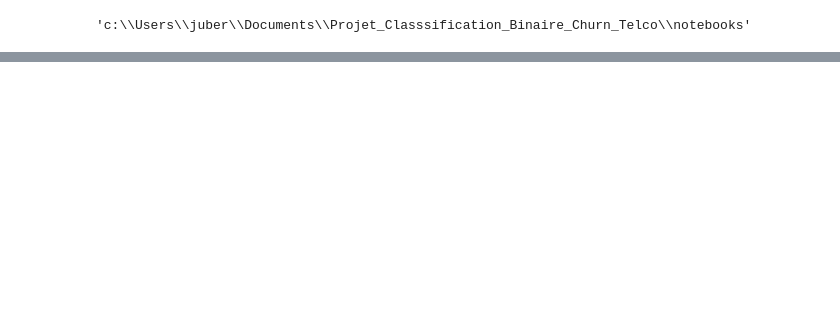
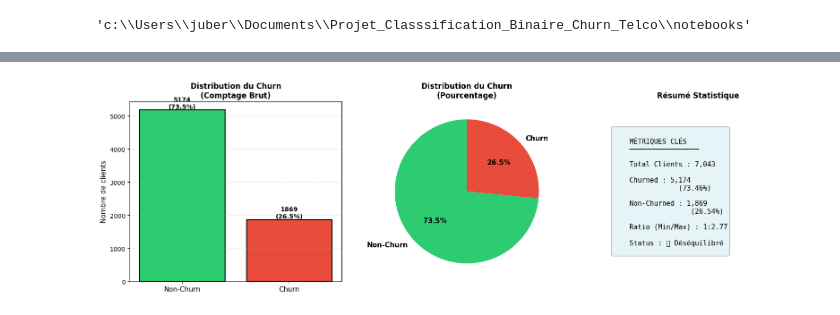
Before and after one commit to Dylan-Jbt/Scoring_de_churn_client, a Jupyter notebook: notebooks/01_exploration_des_donnees.ipynb, the cells around one changed output, grey strips where cells are left out. Cells and saved outputs as stored; diff of their text form; code cells hidden in the pictures; blank space fills up the shorter version.

Commit message:
Ajout des notebooks

```diff
--- a/notebooks/01_exploration_des_donnees.ipynb
+++ b/notebooks/01_exploration_des_donnees.ipynb
@@ -112,0 +397,66 @@ dtype: int64
+# %%
+# 2.2 - VISUALISATIONS DE LA DISTRIBUTION DU CHURN
+
+# Préparer les données pour les graphiques
+if 'Churn' in df.columns:
+    churn_counts = df['Churn'].value_counts()
+    churn_pct = df['Churn'].value_counts(normalize=True) * 100
+
+    # Créer les graphiques
+    fig, axes = plt.subplots(1, 3, figsize=(16, 5))
+
+    # --- GRAPHIQUE 1 : Bar chart avec comptages ---
+    colors = ['#2ecc71', '#e74c3c']  # vert, rouge
+    bars = axes[0].bar(range(len(churn_counts)), churn_counts.values, color=colors, edgecolor='black', linewidth=1.5)
+    axes[0].set_title('Distribution du Churn\n(Comptage Brut)', fontsize=12, fontweight='bold')
+    axes[0].set_xticks(range(len(churn_counts)))
+    axes[0].set_xticklabels(['Non-Churn', 'Churn'] if 'Yes' in churn_counts.index else [0, 1], fontsize=11)
+    axes[0].set_ylabel('Nombre de clients', fontsize=11)
+    axes[0].grid(axis='y', alpha=0.3, linestyle='--')
+
+    # Ajouter les valeurs sur les barres
+    for i, (bar, value) in enumerate(zip(bars, churn_counts.values)):
+        height = bar.get_height()
+        axes[0].text(bar.get_x() + bar.get_width()/2., height,
+                    f'{int(value)}\n({churn_pct.iloc[i]:.1f}%)',
+                    ha='center', va='bottom', fontweight='bold', fontsize=10)
+
+    # --- GRAPHIQUE 2 : Pie chart ---
+    labels = ['Non-Churn', 'Churn'] if 'Yes' in churn_counts.index else ['Class 0', 'Class 1']
+    wedges, texts, autotexts = axes[1].pie(churn_counts.values,
+                                            labels=labels,
+                                            colors=colors,
+                                            autopct='%1.1f%%',
+                                            startangle=90,
+                                            textprops={'fontsize': 11, 'weight': 'bold'})
+    axes[1].set_title('Distribution du Churn\n(Pourcentage)', fontsize=12, fontweight='bold')
+
+    # --- GRAPHIQUE 3 : Ratio information ---
+    ratio_text = f"""
+    MÉTRIQUES CLÉS
+    ─────────────────
+
+    Total Clients : {len(df):,}
+
+    Churned : {churn_counts.iloc[0]:,}
+                ({churn_pct.iloc[0]:.2f}%)
+
+    Non-Churned : {churn_counts.iloc[1]:,}
+                   ({churn_pct.iloc[1]:.2f}%)
+
+    Ratio (Min/Max) : 1:{max(churn_counts) / min(churn_counts):.2f}
+
+    Status : {"🟢 Équilibré" if 30 < churn_pct.iloc[0] < 70 else "🟡 Déséquilibré"}
+    """
+
+    axes[2].text(0.1, 0.5, ratio_text,
+                fontsize=11, verticalalignment='center',
+                fontfamily='monospace',
+                bbox=dict(boxstyle='round', facecolor='lightblue', alpha=0.3))
+    axes[2].axis('off')
+    axes[2].set_title('Résumé Statistique', fontsize=12, fontweight='bold')
+
+    plt.tight_layout()
+    plt.show()
+# %% [output]
+[figure, added]
```
Also changed, not shown: parts of 18 cells of this notebook, 1 other file.
